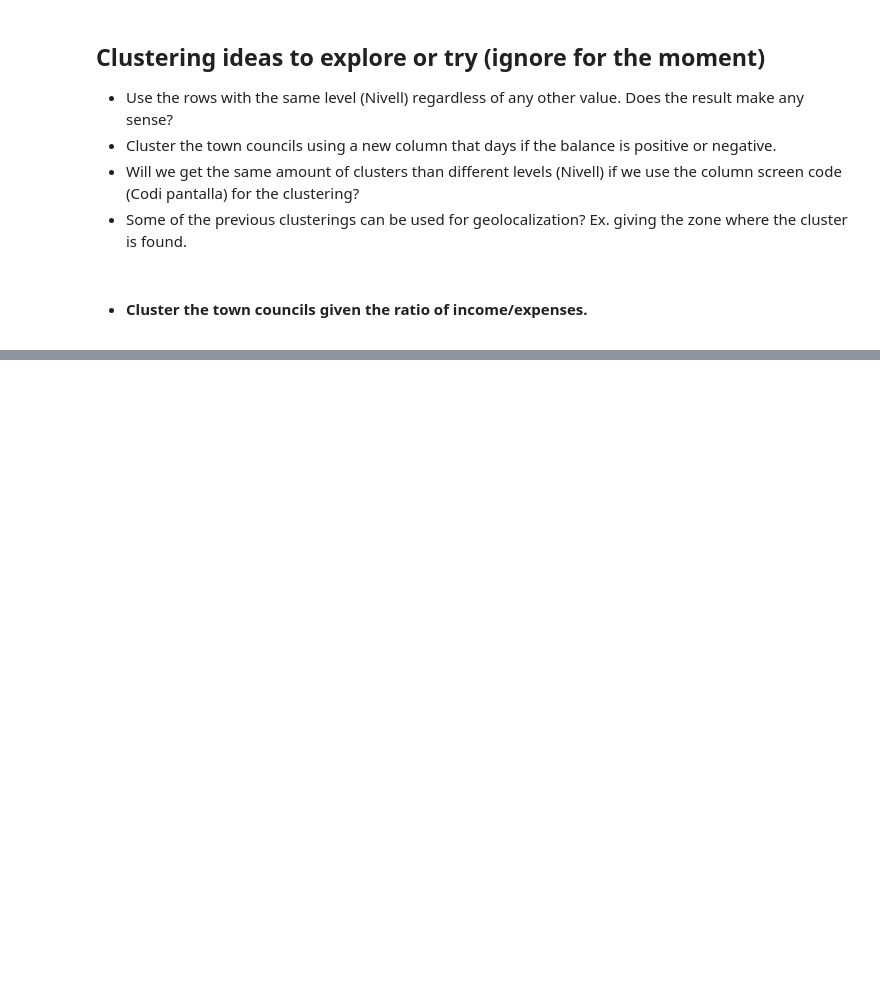
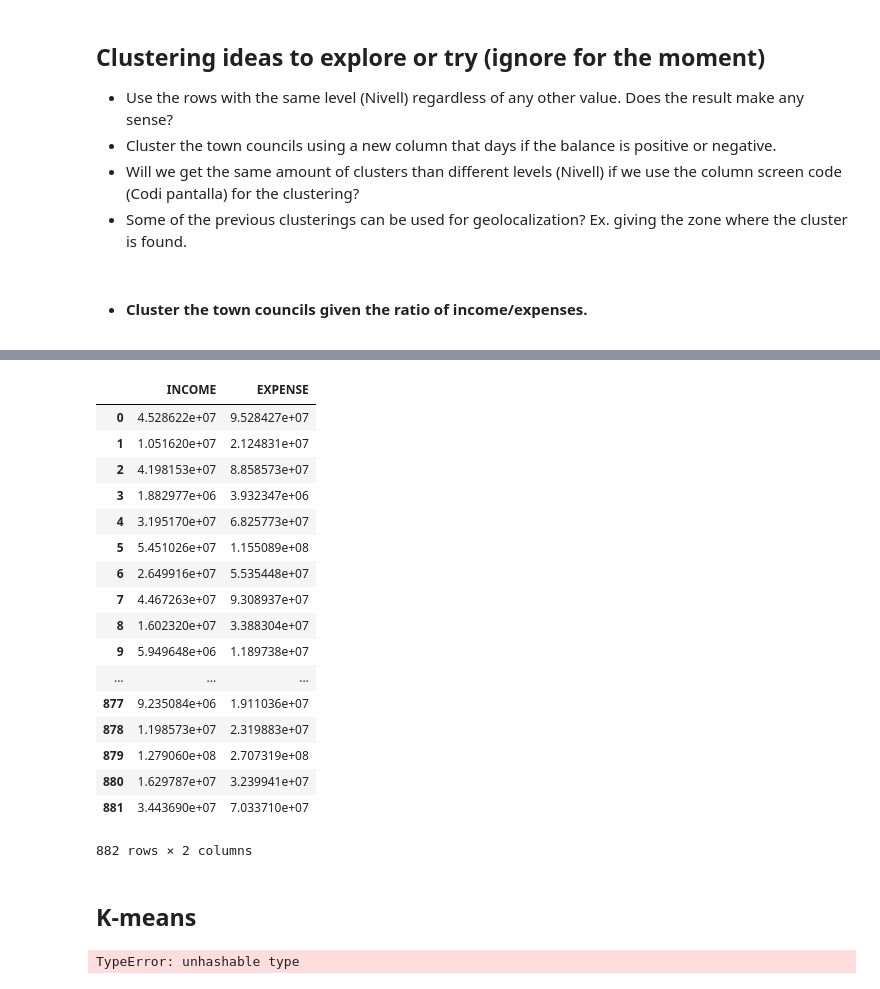
Before and after one commit to BigDataScience17-18/assignment-1-jordiadan_jordiromagosa, a Jupyter notebook: assignment_3.ipynb, the cells around one changed output, grey strips where cells are left out. Drawn from its saved outputs; the diff is of its cells as text; code cells hidden in the pictures; blank space fills up the shorter version.

Commit message:
K-means

```diff
--- a/assignment_3.ipynb
+++ b/assignment_3.ipynb
@@ -293,0 +294,42 @@ transformed_data
+# %%
+def get_total_town_council(data, code, row_type):
+    return np.sum(data.loc[(data.CODI_ENS == code) & (data.TIPUS_PARTIDA == row_type), ["IMPORT"]].IMPORT)
+
+
+def get_income_expense_per_town_council(data):
+    codes = np.unique(data.CODI_ENS)
+    res = np.empty((codes.shape[0], 3))
+    i = 0
+    for code in codes:
+        income = get_total_town_council(data, code, 'I')
+        expense = get_total_town_council(data, code, 'D')
+        res[i] = [code, income, expense]
+        i = i + 1
+    return res
+
+
+income_expense = get_income_expense_per_town_council(town_council_data)
+# %%
+transformed_data = pd.DataFrame(income_expense[:, 1:3], columns=["INCOME", "EXPENSE"])
+transformed_data
+# %% [output]
+|  | INCOME | EXPENSE |
+| 0 | 4.528622e+07 | 9.528427e+07 |
+| 1 | 1.051620e+07 | 2.124831e+07 |
+| 2 | 4.198153e+07 | 8.858573e+07 |
+| 3 | 1.882977e+06 | 3.932347e+06 |
+| 4 | 3.195170e+07 | 6.825773e+07 |
+| 5 | 5.451026e+07 | 1.155089e+08 |
+| 6 | 2.649916e+07 | 5.535448e+07 |
+| 7 | 4.467263e+07 | 9.308937e+07 |
+| 8 | 1.602320e+07 | 3.388304e+07 |
+| 9 | 5.949648e+06 | 1.189738e+07 |
+| ... | ... | ... |
+| 877 | 9.235084e+06 | 1.911036e+07 |
+| 878 | 1.198573e+07 | 2.319883e+07 |
+| 879 | 1.279060e+08 | 2.707319e+08 |
+| 880 | 1.629787e+07 | 3.239941e+07 |
+| 881 | 3.443690e+07 | 7.033710e+07 |
+882 rows × 2 columns
+# %% [markdown]
+## K-means
@@ -293,0 +345,6 @@ transformed_data
+# %%
+plt.scatter(transformed_data[:, 0], transformed_data[:, 1])
+
+centers = kmeans.cluster_centers_
+# %% [output]
+TypeError: unhashable type
```
Also changed, not shown: parts of 4 cells of this notebook.
